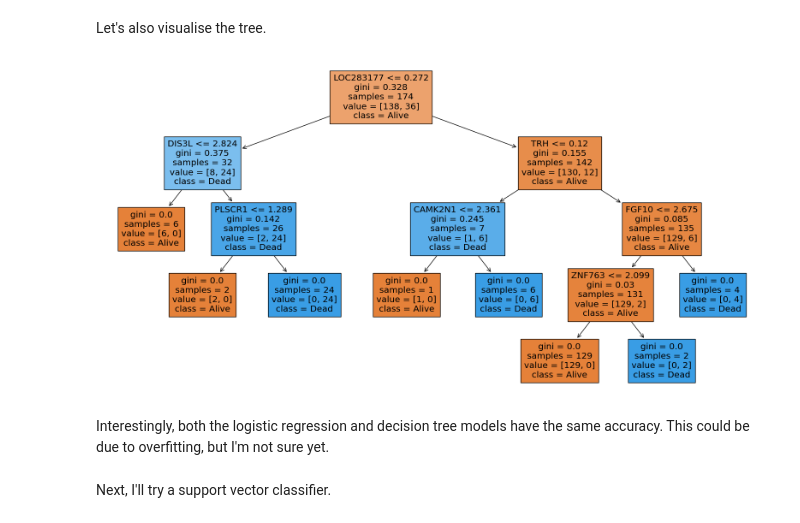
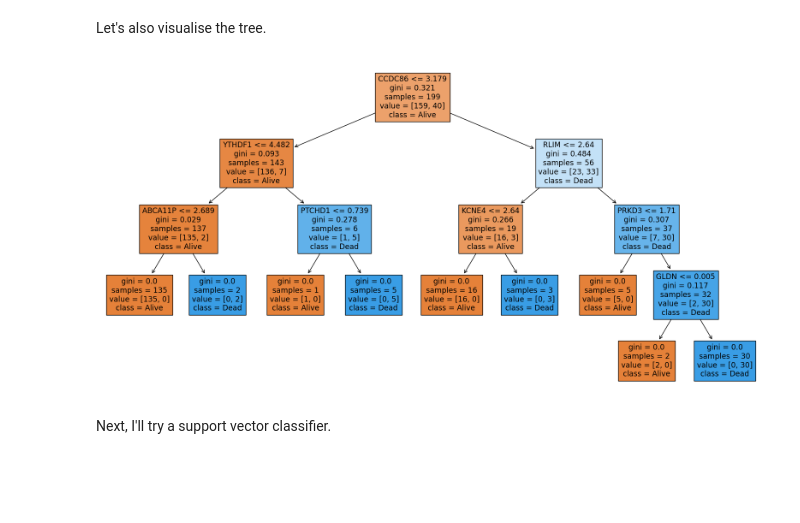
Before and after one commit to msivaswami/SML-Assignment-MS, a Jupyter notebook: MS_Analysis.ipynb, the cells around one changed output. Cells and saved outputs as stored; diff of their text form; code cells hidden in the pictures; blank space fills up the shorter version.

```diff
--- a/MS_Analysis.ipynb
+++ b/MS_Analysis.ipynb
@@ -594,13 +581,13 @@ from sklearn.tree import DecisionTreeClassifier
 from sklearn.metrics import accuracy_score
 # %%
 #splitting the data into train and test
-X_train, X_test, y_train, y_test = train_test_split(X, y, test_size=0.3, random_state=1)
+X_train, X_test, y_train, y_test = train_test_split(X, y, test_size=0.2, random_state=1)
 # %%
 #Creating the decision tree model
-tree_model = DecisionTreeClassifier()
+tree_model_death = DecisionTreeClassifier()
 # %%
 #Training the model
-tree_model.fit(X_train, y_train)
+tree_model_death.fit(X_train, y_train)
 # %% [output]
 DecisionTreeClassifier()
 # %%
@@ -617,18 +613,16 @@ Let's also visualise the tree.
 # %%
 #Plotting the decision tree
 from sklearn.tree import plot_tree
 
 plt.figure(figsize=(20,10))
-plot_tree(tree_model, filled=True, feature_names=X.columns, class_names=['Alive', 'Dead'])
+plot_tree(tree_model_death, filled=True, feature_names=X.columns, class_names=['Alive', 'Dead'])
 
 #saving the plot
 plt.savefig('decision_tree_death.png')
 
 plt.show()
 # %% [output]
-[figure, old version]
+[figure, new version]
-# %% [markdown]
-Interestingly, both the logistic regression and decision tree models have the same accuracy. This could be due to overfitting, but I'm not sure yet.
 # %% [markdown]
 Next, I'll try a support vector classifier.
 # %%
```
Also changed, not shown: parts of 66 cells of this notebook.
